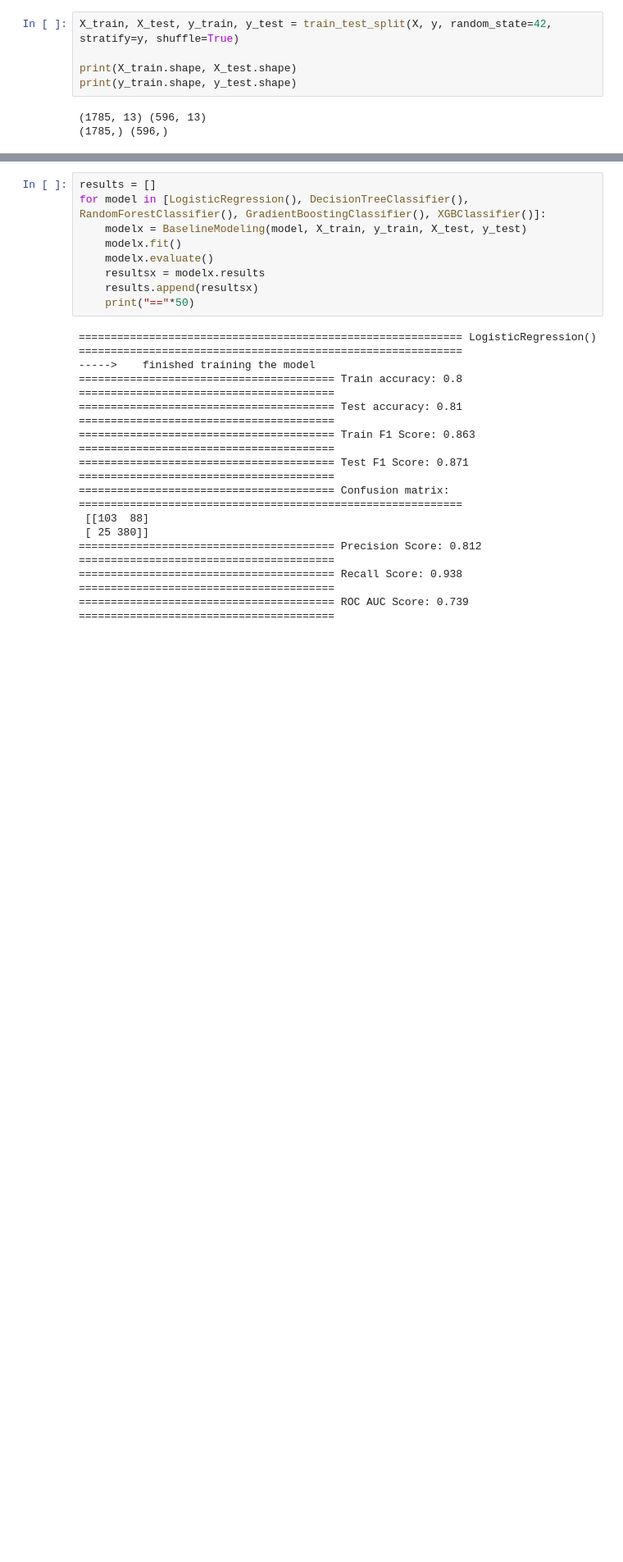
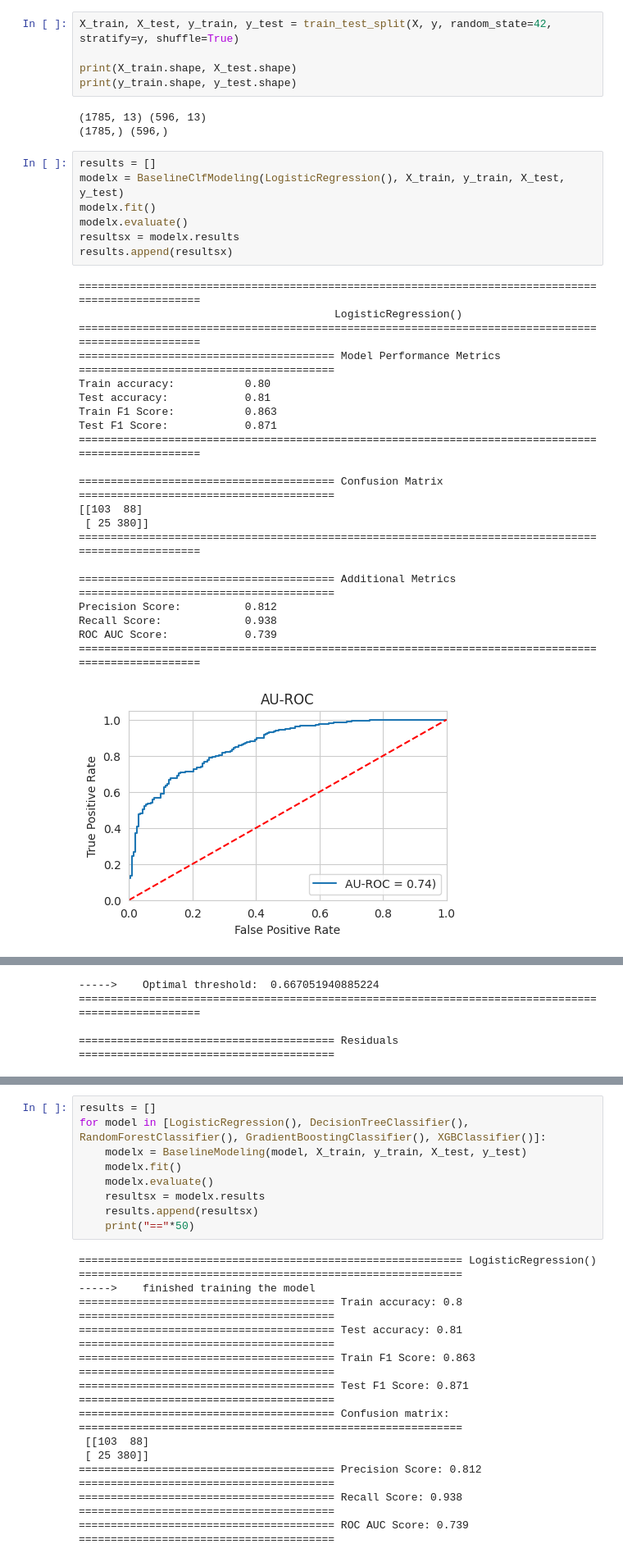
Before and after one commit to sush4nt/modeling-template, a Jupyter notebook: playground.ipynb, the cells around one changed output, grey strips where cells are left out. Shown at 82% size. Drawn from its saved outputs; the diff is of its cells as text; blank space fills up the shorter version.

```diff
--- a/playground.ipynb
+++ b/playground.ipynb
@@ -37,3 +41,32 @@ print(y_train.shape, y_test.shape)
 # %% [output]
 (1785, 13) (596, 13)
 (1785,) (596,)
+# %%
+results = []
+modelx = BaselineClfModeling(LogisticRegression(), X_train, y_train, X_test, y_test)
+modelx.fit()
+modelx.evaluate()
+resultsx = modelx.results
+results.append(resultsx)
+# %% [output]
+====================================================================================================
+                                        LogisticRegression()
+====================================================================================================
+======================================== Model Performance Metrics ========================================
+Train accuracy:           0.80
+Test accuracy:            0.81
+Train F1 Score:           0.863
+Test F1 Score:            0.871
+====================================================================================================
+
+======================================== Confusion Matrix ========================================
+[[103  88]
+ [ 25 380]]
+====================================================================================================
+
+======================================== Additional Metrics ========================================
+Precision Score:          0.812
+Recall Score:             0.938
+ROC AUC Score:            0.739
+====================================================================================================
+[figure, added]
@@ -39,0 +88,4 @@ print(y_train.shape, y_test.shape)
+----->    Optimal threshold:  0.667051940885224
+====================================================================================================
+
+======================================== Residuals ========================================
```
Also changed, not shown: parts of 14 cells of this notebook, 7 other files.
